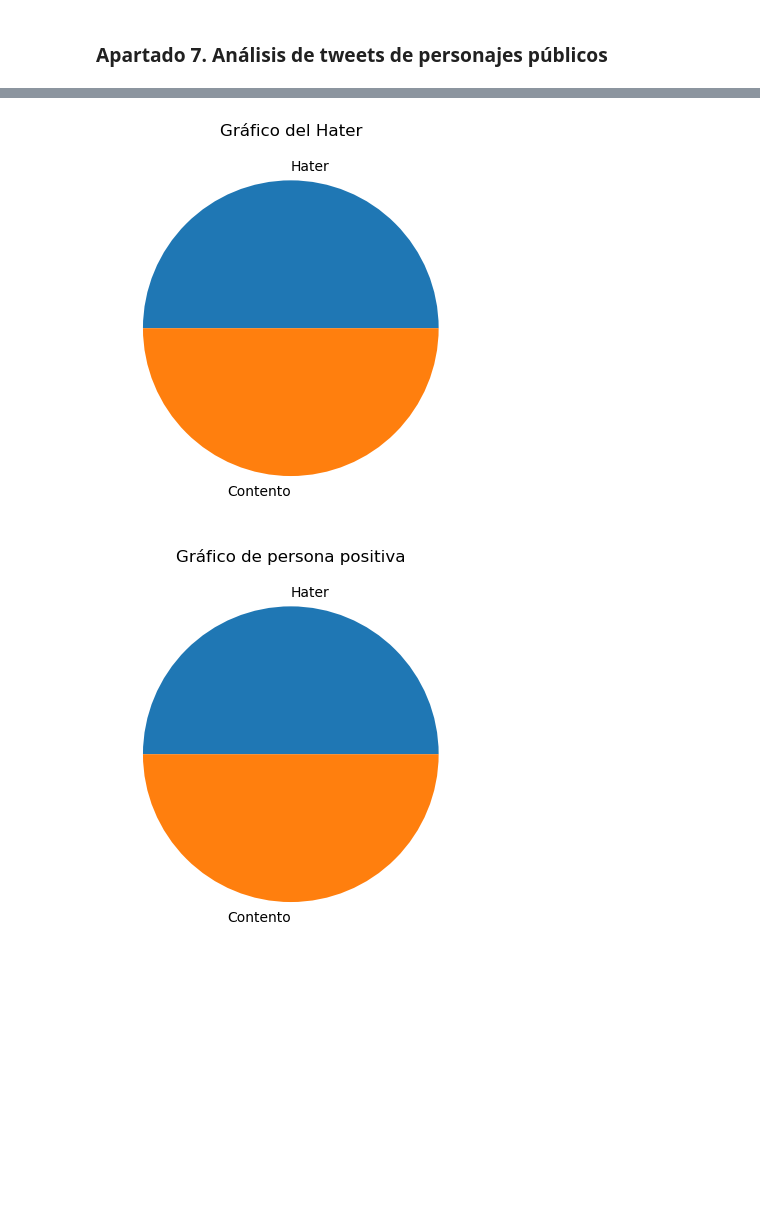
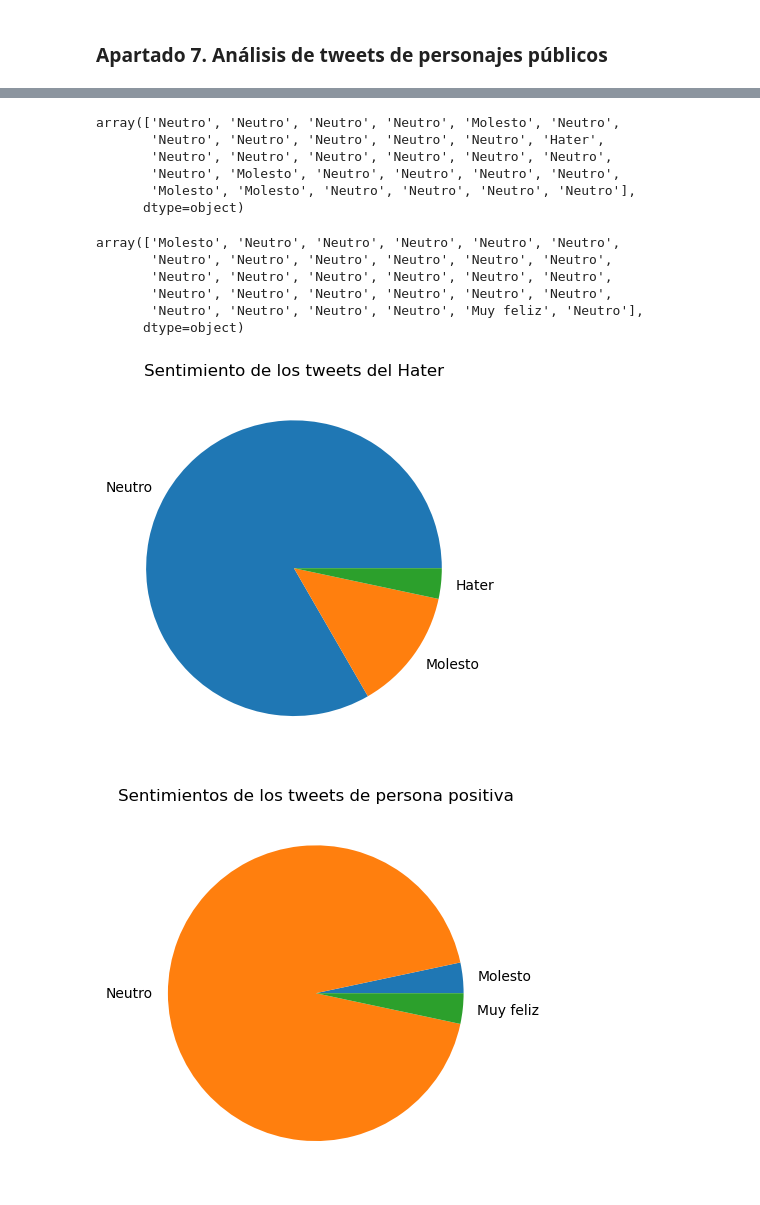
Before and after one commit to Alejandrocg024/analisis-sentimientos-ia, a Jupyter notebook: Proyecto.ipynb, the cells around one changed output, grey strips where cells are left out. Cells and saved outputs as stored; diff of their text form; code cells hidden in the pictures; blank space fills up the shorter version.

```diff
--- a/Proyecto.ipynb
+++ b/Proyecto.ipynb
@@ -446,0 +428,3 @@ clasif_CART.score(atributo_prueba, objetivo_prueba)
+# %%
+clasif_kNN = neighbors.KNeighborsClassifier(n_neighbors=4, metric='euclidean')
+clasif_kNN.fit(atributo_entrenamiento, objetivo_entrenamiento)
@@ -464,0 +439,36 @@ mensajes_positivos_limpios1 = pandas.DataFrame(mensajes_positivos_limpios,column
+# %%
+mensajes_negativos = pandas.DataFrame([
+['YEAH THIS IS GETTING SO BAD.. WHAT THE FUCK DO U MEAN HAZARDOUS ??'],
+['LMFAOOO pixar deleted the tweet'],
+['yeah society is FINISHED.. mfs are really comparing wildfires'],
+['this gotta be the worst time to post this tweet LMAOO https://twitter.com/pixar/status/1666520608107298817'],
+['who the fuck owns Kick they are out here giving out NBA contracts'],
+['i had no problem with eminem until this horrible video dropped'],
+['SO THIS WASNT A JOKE???'],
+['FINALLY WE ARE FREE'],
+['nothing could’ve prepared me for the ending'],
+['why the fuck don’t they jump over moving cars like this'],
+['LMAOO bro had the entire theater laughing'],
+['usually people hate when someone does this im surprised he got everyone laughing 😭'],
+['do you know how unlucky you have to be for some shit like this to happen to you LMAOO'],
+['for $3499 that shit better let me see into the future wtf'],
+['They really made a CCU (Cocaine Cinematic Universe) 😭😭'],
+['if i gotta sit down and watch a show for more than 50 episodes for it to get good. that means its ASS'],
+['why she dressed like a condom before you put it on LMAOOO'],
+['LMFAOOOOOO boruto didn’t influence shit'],
+['world war 2 is over.. y’all don’t have to eat like this anymore'],
+['he’s useless as fuck'],
+['WHAT THE FUCKKK THIS SHlT IS A MASTERPIECE'],
+['the way drake said embarrassing is exactly how i expected him to say it'],
+['why are you holding the drinks like this'],
+['Ai is gonna have y’all fucked up'],
+['IM NOT MAKING IT'],
+['alright its been 7 years who the fuck was behind those clowns costumes back in 2016'],
+['this is easily the worst genre of anime'],
+['LMFAOOO evil ass laugh'],
+['that person gonna watch the movie like this'],
+['If q-tips are bad for your ears then why am i moaning right now?']], columns=['texto_limpio'])
+mensajes_negativos_limpios = []
+for mensaje in mensajes_negativos.values:
+    mensajes_negativos_limpios.append(limpiar_texto(mensaje[0]))
+mensajes_negativos_limpios1 = pandas.DataFrame(mensajes_negativos_limpios,columns=['texto_limpio'])
@@ -465,9 +511,25 @@ mensajes_positivos_limpios1 = pandas.DataFrame(mensajes_positivos_limpios,column
 # %%
-predicciones_negativas = clasif_CART.predict(codificador_atributo.transform(mensajes_negativos_limpios1['texto_limpio']))
+predicciones_negativas = clasif_kNN.predict(codificador_atributo.transform(mensajes_negativos_limpios1['texto_limpio']))
 array_negativo = codificador_objetivo.inverse_transform(predicciones_negativas)
+array_negativo
+# %% [output]
+array(['Neutro', 'Neutro', 'Neutro', 'Neutro', 'Molesto', 'Neutro',
+       'Neutro', 'Neutro', 'Neutro', 'Neutro', 'Neutro', 'Hater',
+       'Neutro', 'Neutro', 'Neutro', 'Neutro', 'Neutro', 'Neutro',
+       'Neutro', 'Molesto', 'Neutro', 'Neutro', 'Neutro', 'Neutro',
+       'Molesto', 'Molesto', 'Neutro', 'Neutro', 'Neutro', 'Neutro'],
+      dtype=object)
 # %%
-predicciones_positivas = clasif_CART.predict(codificador_atributo.transform(mensajes_positivos_limpios1['texto_limpio']))
+predicciones_positivas = clasif_kNN.predict(codificador_atributo.transform(mensajes_positivos_limpios1['texto_limpio']))
 array_positivo = codificador_objetivo.inverse_transform(predicciones_positivas)
+array_positivo
+# %% [output]
+array(['Molesto', 'Neutro', 'Neutro', 'Neutro', 'Neutro', 'Neutro',
+       'Neutro', 'Neutro', 'Neutro', 'Neutro', 'Neutro', 'Neutro',
+       'Neutro', 'Neutro', 'Neutro', 'Neutro', 'Neutro', 'Neutro',
+       'Neutro', 'Neutro', 'Neutro', 'Neutro', 'Neutro', 'Neutro',
+       'Neutro', 'Neutro', 'Neutro', 'Neutro', 'Muy feliz', 'Neutro'],
+      dtype=object)
 # %%
 diccionario_negativos = dict(Counter(array_negativo))
 diccionario_positivos = dict(Counter(array_positivo))
@@ -477,13 +539,13 @@ valores_negativos = list(diccionario_negativos.values())
 valores_positivos = list(diccionario_positivos.values())
 # %%
 pyplot.pie(valores_negativos, labels=claves_negativas)
-pyplot.title('Gráfico del Hater')
+pyplot.title('Sentimiento de los tweets del Hater')
 pyplot.show()
 # %% [output]
-[figure, old version]
+[figure, new version]
 # %%
 pyplot.pie(valores_positivos, labels=claves_positivas)
-pyplot.title('Gráfico de persona positiva')
+pyplot.title('Sentimientos de los tweets de persona positiva')
 pyplot.show()
 # %% [output]
-[figure, old version]
+[figure, new version]
```
Also changed, not shown: parts of 28 cells of this notebook.
